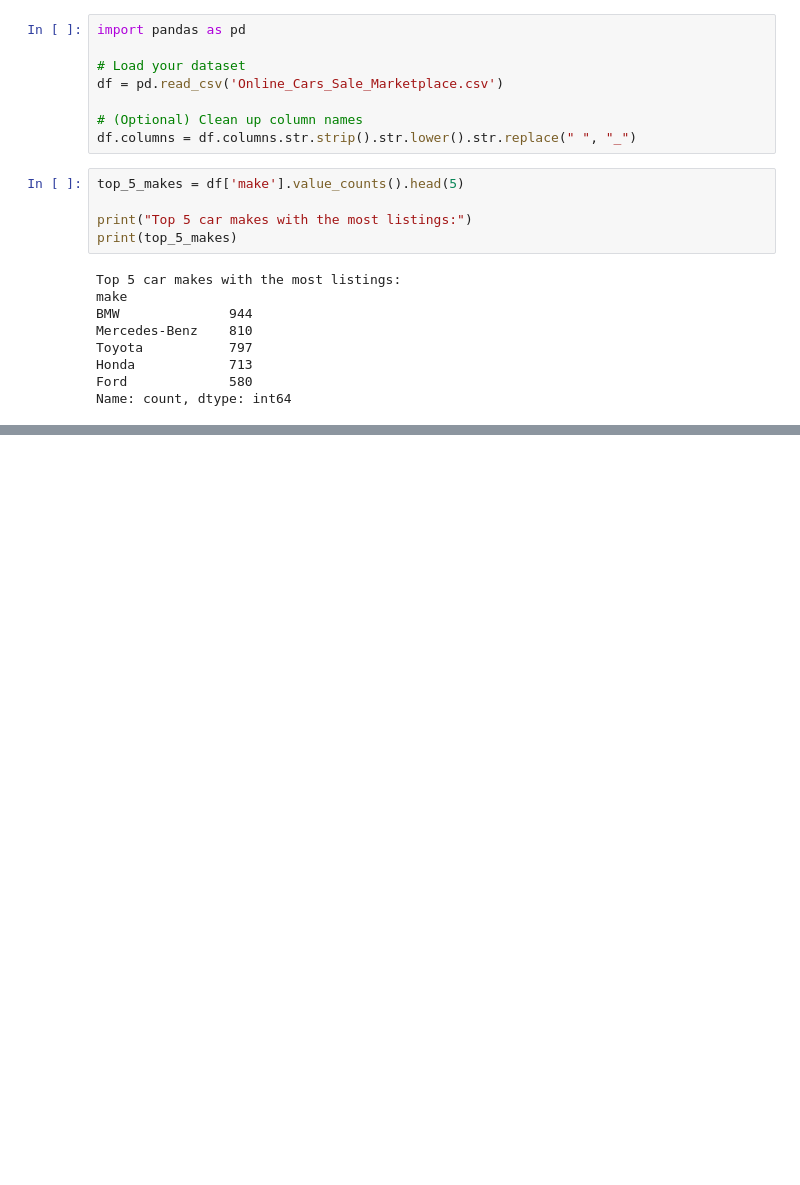
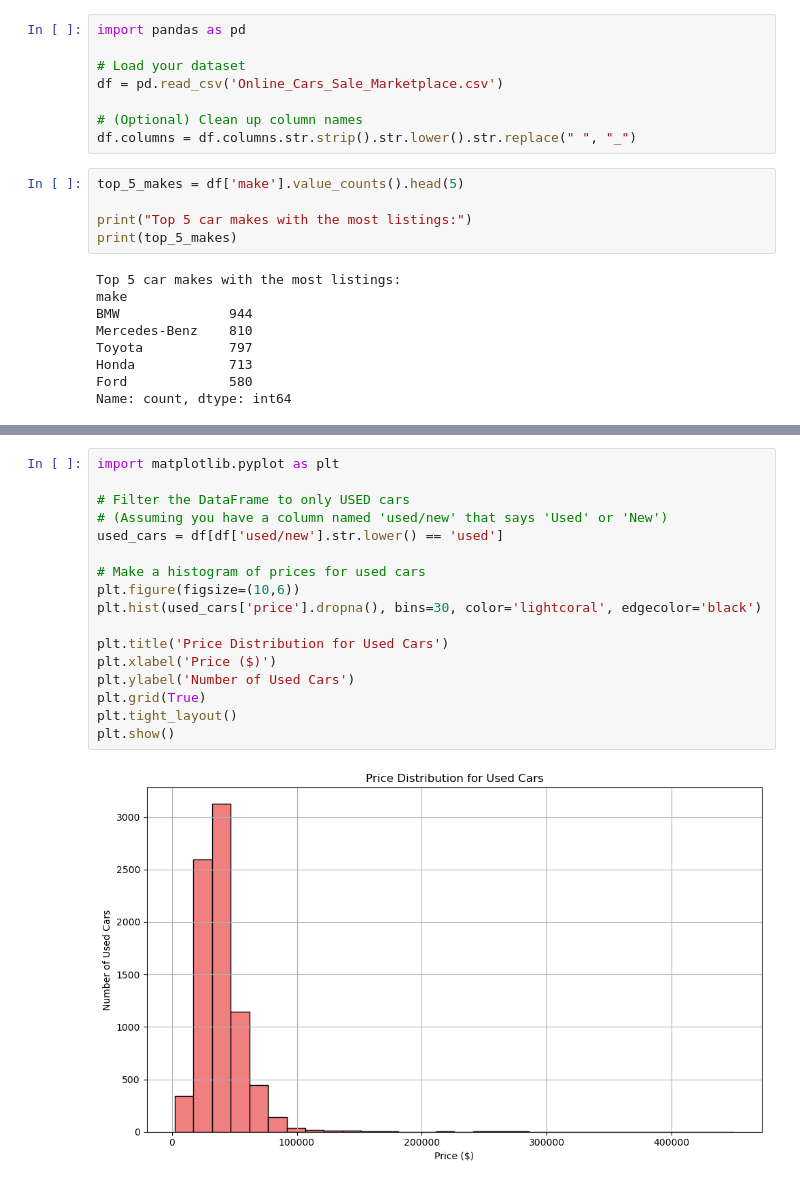
Before and after one commit to mceballos92/Online-Car-Sale-Analysis, a Jupyter notebook: Dealer with the most lisitng and cheapest car by dealership.ipynb, the cells around one changed output, grey strips where cells are left out. Cells and saved outputs as stored; diff of their text form; blank space fills up the shorter version.

```diff
--- a/Dealer with the most lisitng and cheapest car by dealership.ipynb
+++ b/Dealer with the most lisitng and cheapest car by dealership.ipynb
@@ -106,0 +188,19 @@ Name: count, dtype: int64
+# %%
+import matplotlib.pyplot as plt
+
+# Filter the DataFrame to only USED cars
+# (Assuming you have a column named 'used/new' that says 'Used' or 'New')
+used_cars = df[df['used/new'].str.lower() == 'used']
+
+# Make a histogram of prices for used cars
+plt.figure(figsize=(10,6))
+plt.hist(used_cars['price'].dropna(), bins=30, color='lightcoral', edgecolor='black')
+
+plt.title('Price Distribution for Used Cars')
+plt.xlabel('Price ($)')
+plt.ylabel('Number of Used Cars')
+plt.grid(True)
+plt.tight_layout()
+plt.show()
+# %% [output]
+[figure, added]
```
Also changed, not shown: parts of 11 cells of this notebook, 1 other file.
